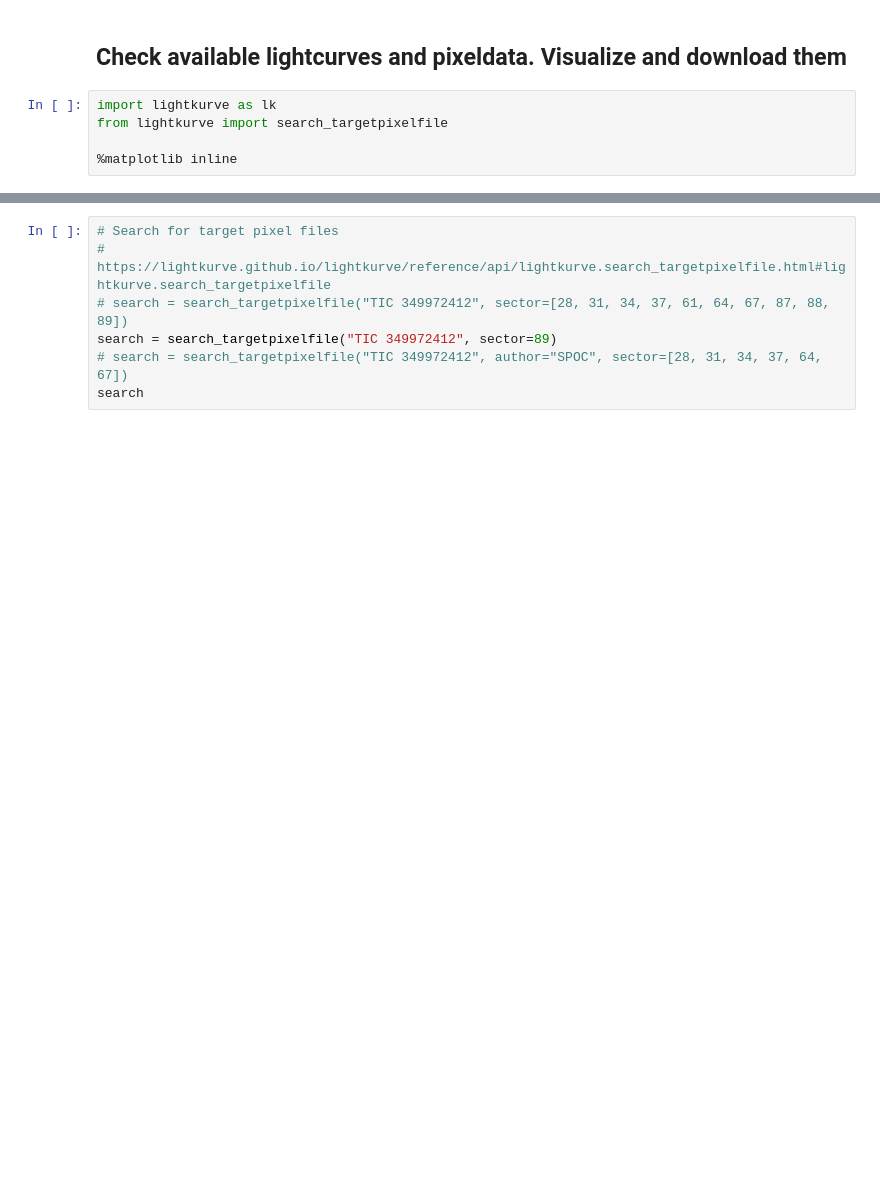
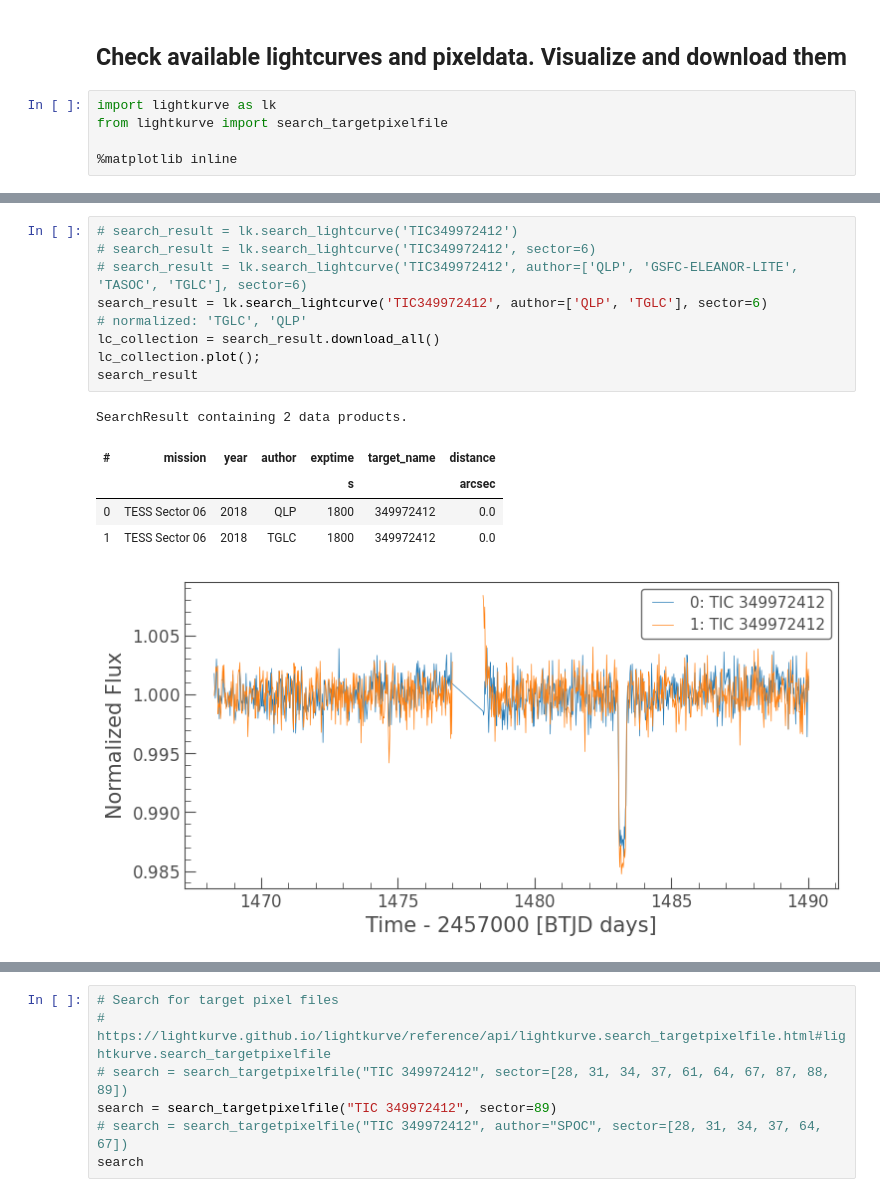
Before and after one commit to lichtgestalter/curvesimulator, a Jupyter notebook: evaluation/get_flux_data.ipynb, the cells around one changed output, grey strips where cells are left out. Drawn from its saved outputs; the diff is of its cells as text; blank space fills up the shorter version.

```diff
--- a/evaluation/get_flux_data.ipynb
+++ b/evaluation/get_flux_data.ipynb
@@ -22,0 +64,16 @@ SearchResult containing 2 data products.
+# %%
+# search_result = lk.search_lightcurve('TIC349972412')
+# search_result = lk.search_lightcurve('TIC349972412', sector=6)
+# search_result = lk.search_lightcurve('TIC349972412', author=['QLP', 'GSFC-ELEANOR-LITE', 'TASOC', 'TGLC'], sector=6)
+search_result = lk.search_lightcurve('TIC349972412', author=['QLP', 'TGLC'], sector=6)
+# normalized: 'TGLC', 'QLP'
+lc_collection = search_result.download_all()
+lc_collection.plot();
+search_result
+# %% [output]
+SearchResult containing 2 data products.
+| # | mission | year | author | exptime | target_name | distance |
+|  |  |  |  | s |  | arcsec |
+| 0 | TESS Sector 06 | 2018 | QLP | 1800 | 349972412 | 0.0 |
+| 1 | TESS Sector 06 | 2018 | TGLC | 1800 | 349972412 | 0.0 |
+[figure, added]
```
Also changed, not shown: parts of 5 cells of this notebook, 1 other file.
